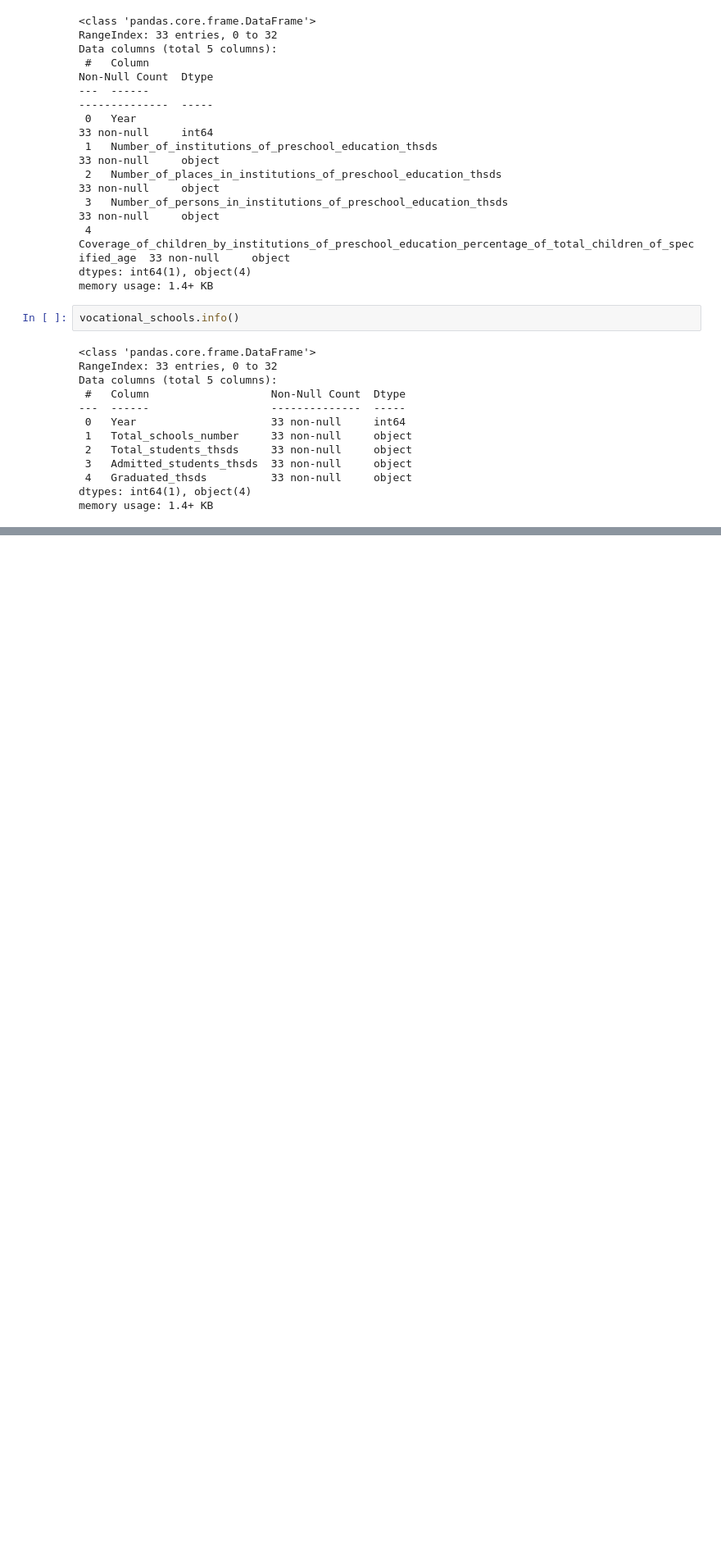
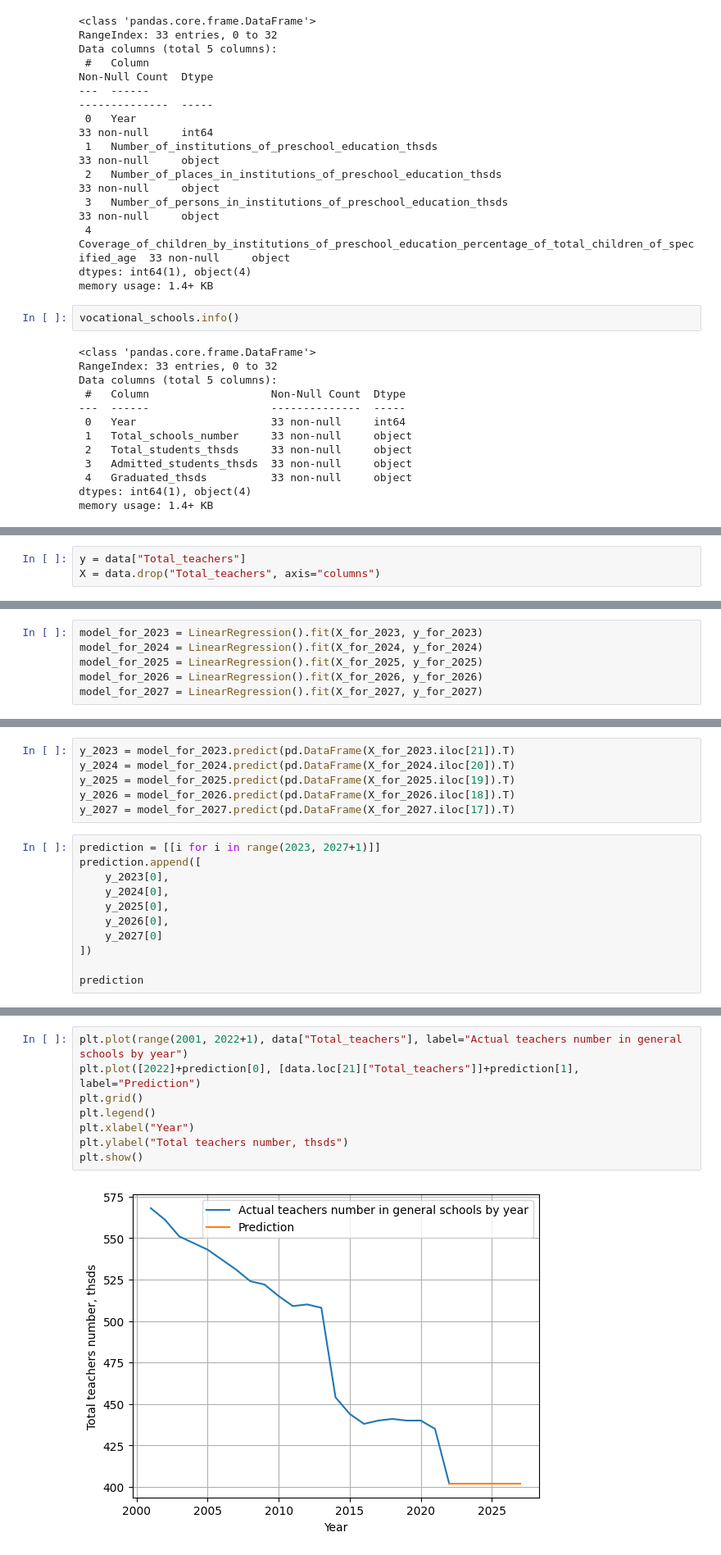
Before and after one commit to LordAdwond/students_number_dinamics_in_Ukraine, a Jupyter notebook: EDA.ipynb, the cells around one changed output, grey strips where cells are left out. Shown at 82% size. Saved outputs shown, nothing was run; the diff lists cells and outputs as text; blank space fills up the shorter version.

Commit message:
First prediction
Here I made some parameters clearning and build prediction using linear regression.

```diff
--- a/EDA.ipynb
+++ b/EDA.ipynb
@@ -292,0 +405,3 @@ See the caveats in the documentation: https://pandas.pydata.org/pandas-docs/stab
+# %%
+y = data["Total_teachers"]
+X = data.drop("Total_teachers", axis="columns")
@@ -292,0 +488,6 @@ See the caveats in the documentation: https://pandas.pydata.org/pandas-docs/stab
+# %%
+model_for_2023 = LinearRegression().fit(X_for_2023, y_for_2023)
+model_for_2024 = LinearRegression().fit(X_for_2024, y_for_2024)
+model_for_2025 = LinearRegression().fit(X_for_2025, y_for_2025)
+model_for_2026 = LinearRegression().fit(X_for_2026, y_for_2026)
+model_for_2027 = LinearRegression().fit(X_for_2027, y_for_2027)
@@ -292,0 +496,17 @@ See the caveats in the documentation: https://pandas.pydata.org/pandas-docs/stab
+# %%
+y_2023 = model_for_2023.predict(pd.DataFrame(X_for_2023.iloc[21]).T)
+y_2024 = model_for_2024.predict(pd.DataFrame(X_for_2024.iloc[20]).T)
+y_2025 = model_for_2025.predict(pd.DataFrame(X_for_2025.iloc[19]).T)
+y_2026 = model_for_2026.predict(pd.DataFrame(X_for_2026.iloc[18]).T)
+y_2027 = model_for_2027.predict(pd.DataFrame(X_for_2027.iloc[17]).T)
+# %%
+prediction = [[i for i in range(2023, 2027+1)]]
+prediction.append([
+    y_2023[0],
+    y_2024[0],
+    y_2025[0],
+    y_2026[0],
+    y_2027[0]
+])
+
+prediction
@@ -292,0 +520,10 @@ See the caveats in the documentation: https://pandas.pydata.org/pandas-docs/stab
+# %%
+plt.plot(range(2001, 2022+1), data["Total_teachers"], label="Actual teachers number in general schools by year")
+plt.plot([2022]+prediction[0], [data.loc[21]["Total_teachers"]]+prediction[1], label="Prediction")
+plt.grid()
+plt.legend()
+plt.xlabel("Year")
+plt.ylabel("Total teachers number, thsds")
+plt.show()
+# %% [output]
+[figure, added]
```
Also changed, not shown: parts of 49 cells of this notebook.
